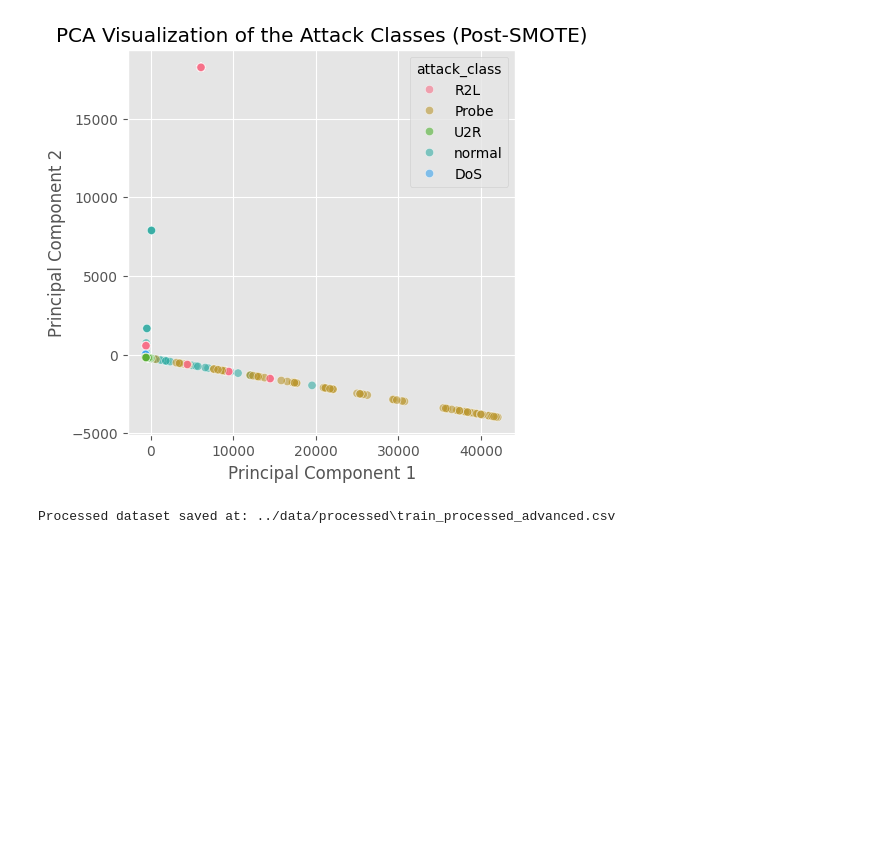
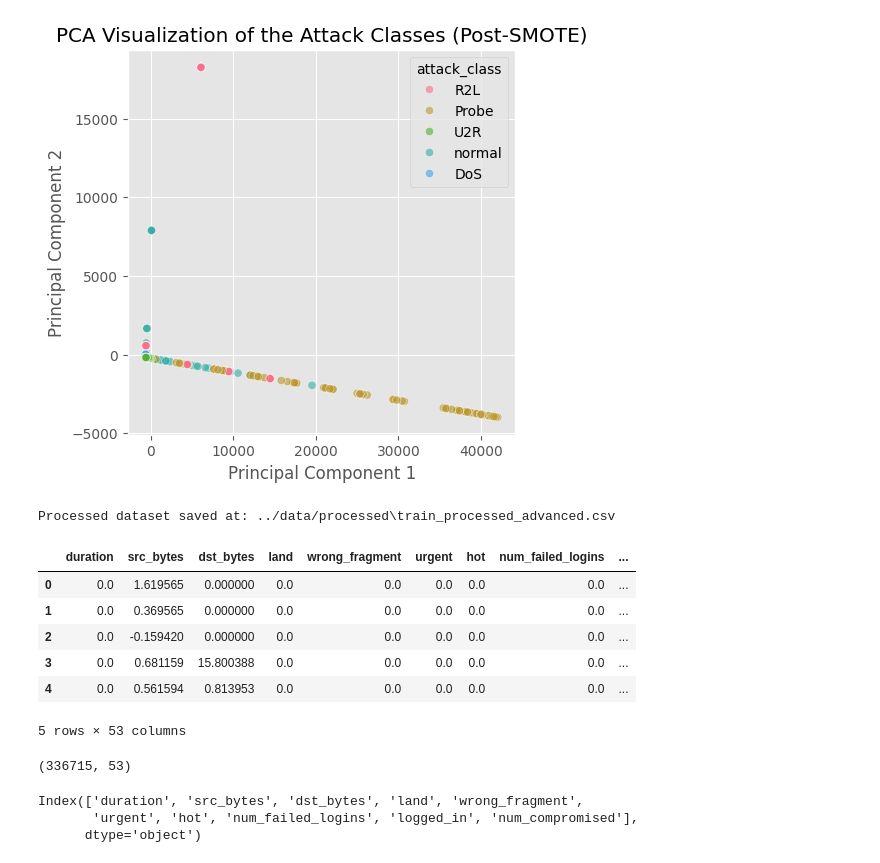
Before and after one commit to mailech/SentinelNet-AI-Powered-Network-Intrusion-Detection-System-, a Jupyter notebook: notebooks/Feature Engineering.ipynb, the cells around one changed output. Saved outputs shown, nothing was run; the diff lists cells and outputs as text; code cells hidden in the pictures; blank space fills up the shorter version.

```diff
--- a/notebooks/Feature Engineering.ipynb
+++ b/notebooks/Feature Engineering.ipynb
@@ -597,3 +618,31 @@ processed_df.to_csv(save_path, index=False)
 print("Processed dataset saved at:", save_path)
 # %% [output]
 Processed dataset saved at: ../data/processed\train_processed_advanced.csv
+# %%
+import pandas as pd
+import os
+
+xDATA_DIR = "../data/processed"
+
+xtrain_path = os.path.join(xDATA_DIR, "train_processed_advanced.csv")
+xdf_train = pd.read_csv(xtrain_path)
+
+xdf_train.head()
+# %% [output]
+|  | duration | src_bytes | dst_bytes | land | wrong_fragment | urgent | hot | num_failed_logins | ... |
+| 0 | 0.0 | 1.619565 | 0.000000 | 0.0 | 0.0 | 0.0 | 0.0 | 0.0 | ... |
+| 1 | 0.0 | 0.369565 | 0.000000 | 0.0 | 0.0 | 0.0 | 0.0 | 0.0 | ... |
+| 2 | 0.0 | -0.159420 | 0.000000 | 0.0 | 0.0 | 0.0 | 0.0 | 0.0 | ... |
+| 3 | 0.0 | 0.681159 | 15.800388 | 0.0 | 0.0 | 0.0 | 0.0 | 0.0 | ... |
+| 4 | 0.0 | 0.561594 | 0.813953 | 0.0 | 0.0 | 0.0 | 0.0 | 0.0 | ... |
+5 rows × 53 columns
+# %%
+xdf_train.shape
+# %% [output]
+(336715, 53)
+# %%
+xdf_train.columns[:10]
+# %% [output]
+Index(['duration', 'src_bytes', 'dst_bytes', 'land', 'wrong_fragment',
+       'urgent', 'hot', 'num_failed_logins', 'logged_in', 'num_compromised'],
+      dtype='object')
```
Also changed, not shown: parts of 3 cells of this notebook.
